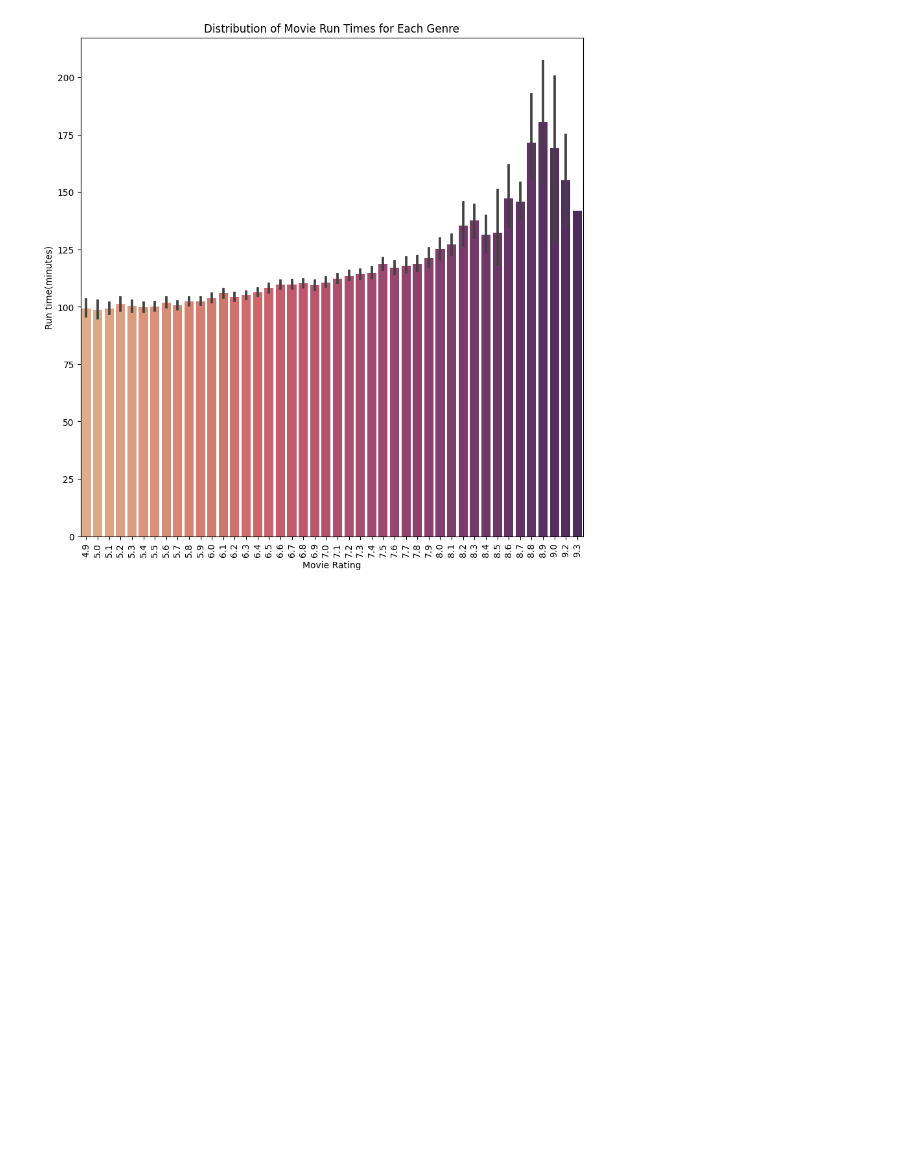
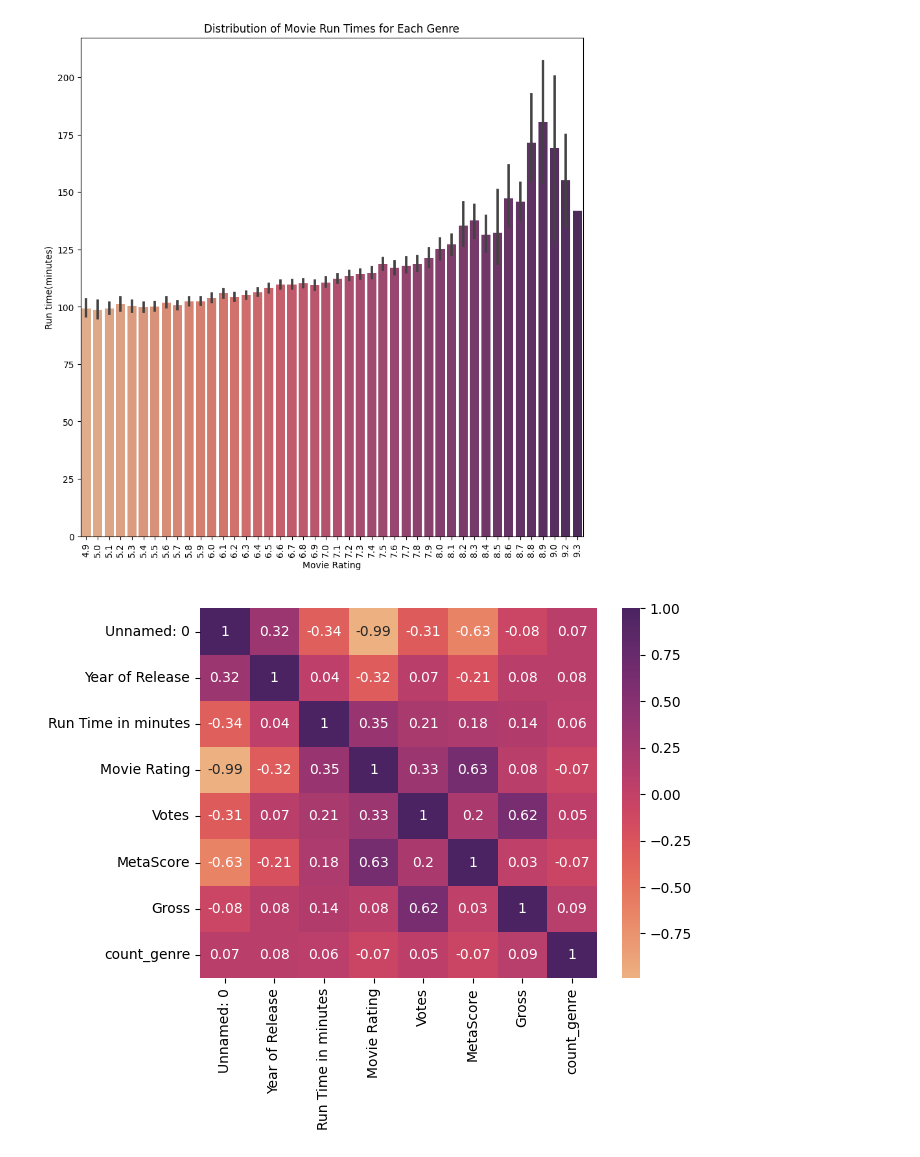
Before and after one commit to trizyx/IMDB-Data-analysis, a Jupyter notebook: Untitled3.ipynb, the cells around one changed output. Drawn from its saved outputs; the diff is of its cells as text; code cells hidden in the pictures; blank space fills up the shorter version.

```diff
--- a/Untitled3.ipynb
+++ b/Untitled3.ipynb
@@ -215,3 +215,18 @@ plt.title('Distribution of Movie Run Times for Each Genre')
 plt.show()
 # %% [output]
 [figure]
+# %%
+def correlation_graphic():
+    correlation_matrix = df.corr().round(2)
+    sns.heatmap(data=correlation_matrix, annot=True, cmap='flare')
+    return plt.show()
+
+# Add labels and title
+plt.xlabel('Movie Rating')
+plt.ylabel('Run time(minutes)')
+plt.title('Distribution of Movie Run Times for Movie Rating')
+
+
+correlation_graphic()
+# %% [output]
+[figure, added]
```
Also changed, not shown: parts of 2 cells of this notebook.
